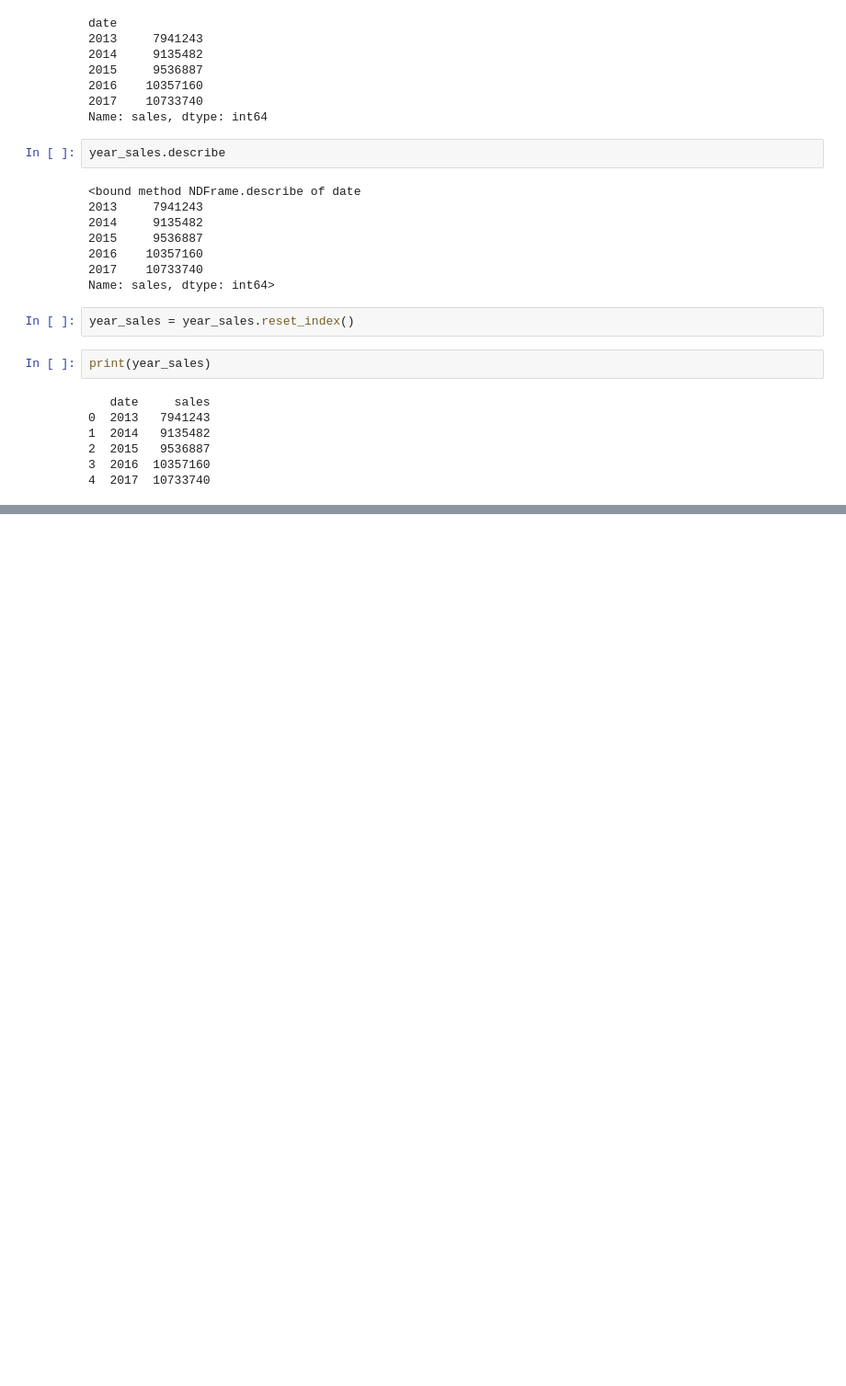
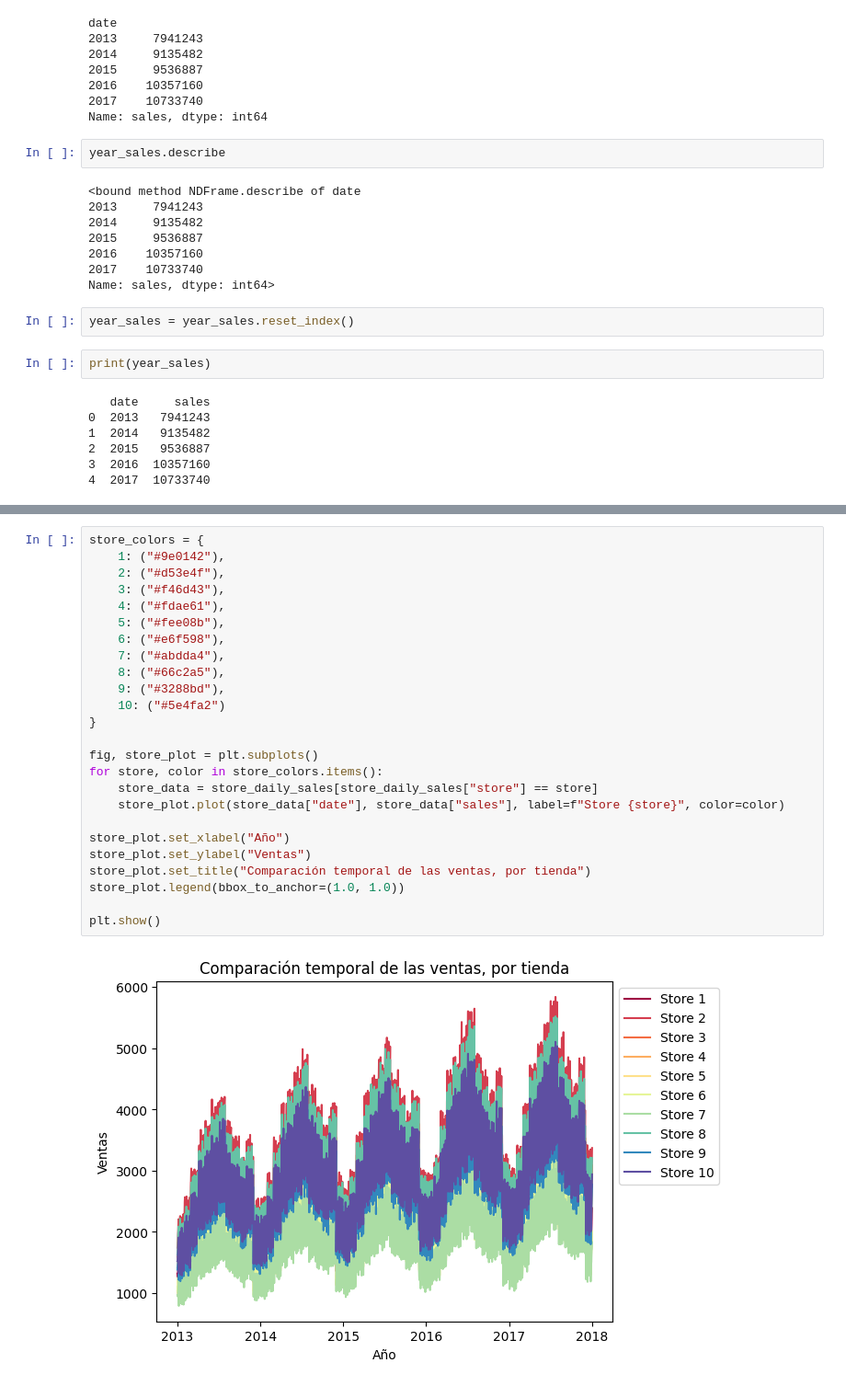
Before and after one commit to where-are-the-avocados/Data-Analysis, a Jupyter notebook: project_n1.ipynb, the cells around one changed output, grey strips where cells are left out. Shown at 92% size. Drawn from its saved outputs; the diff is of its cells as text; blank space fills up the shorter version.

```diff
--- a/project_n1.ipynb
+++ b/project_n1.ipynb
@@ -354,0 +424,27 @@ plt.gca().set_yticklabels(["{:,.0f}".format(x) for x in current_values])
+# %%
+store_colors = {
+    1: ("#9e0142"),
+    2: ("#d53e4f"),
+    3: ("#f46d43"),
+    4: ("#fdae61"),
+    5: ("#fee08b"),
+    6: ("#e6f598"),
+    7: ("#abdda4"),
+    8: ("#66c2a5"),
+    9: ("#3288bd"),
+    10: ("#5e4fa2")
+}
+
+fig, store_plot = plt.subplots()
+for store, color in store_colors.items():
+    store_data = store_daily_sales[store_daily_sales["store"] == store]
+    store_plot.plot(store_data["date"], store_data["sales"], label=f"Store {store}", color=color)
+
+store_plot.set_xlabel("Año")
+store_plot.set_ylabel("Ventas")
+store_plot.set_title("Comparación temporal de las ventas, por tienda")
+store_plot.legend(bbox_to_anchor=(1.0, 1.0))
+
+plt.show()
+# %% [output]
+[figure, added]
```
Also changed, not shown: parts of 9 cells of this notebook.
